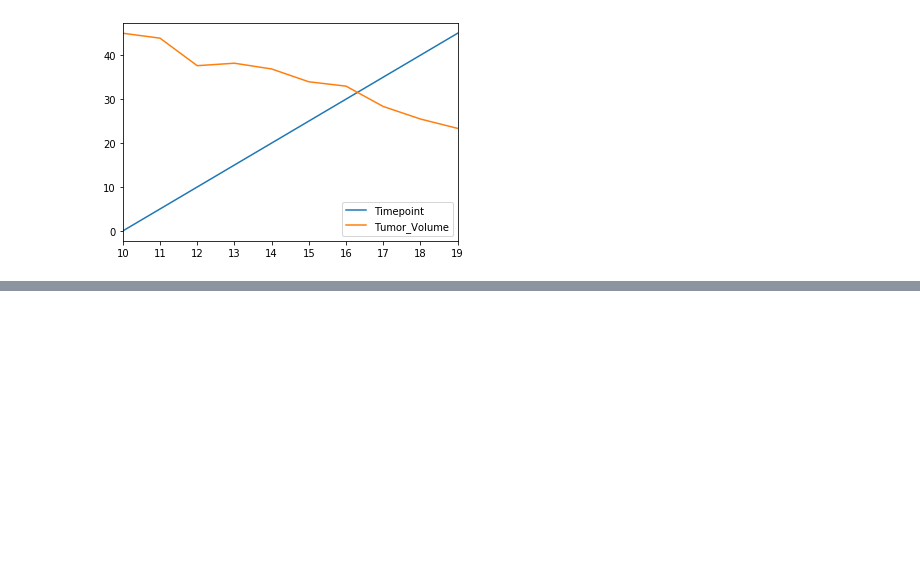
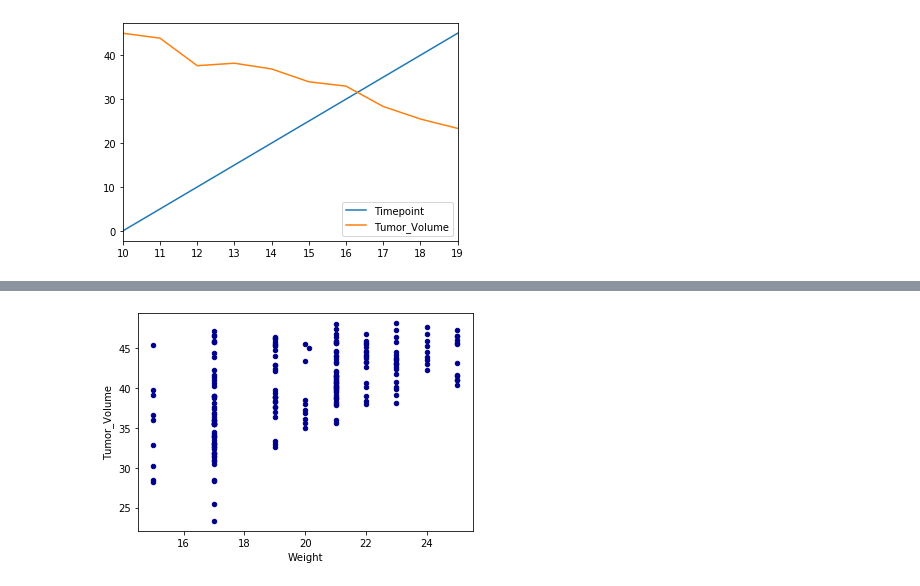
Before and after one commit to JonesInformatics/Matplotlib-Challenge, a Jupyter notebook: main.ipynb, the cells around one changed output, grey strips where cells are left out. Drawn from its saved outputs; the diff is of its cells as text; code cells hidden in the pictures; blank space fills up the shorter version.

```diff
--- a/main.ipynb
+++ b/main.ipynb
@@ -391,0 +435,8 @@ boxplot
+# %%
+# use groupby to find mean tumor volume by mouse weight
+
+weight_volume = Cap_Treatment.groupby("Tumor_Volume").mean()
+weight_volume
+
+weight_volume['Tumor_Volume'] = weight_volume.index
+weight_volume
@@ -391,0 +458,6 @@ boxplot
+# %%
+ax1 = weight_volume.plot.scatter(x='Weight',
+                       y='Tumor_Volume',
+                       c='DarkBlue')
+# %% [output]
+[figure, added]
```
Also changed, not shown: parts of 51 cells of this notebook.
